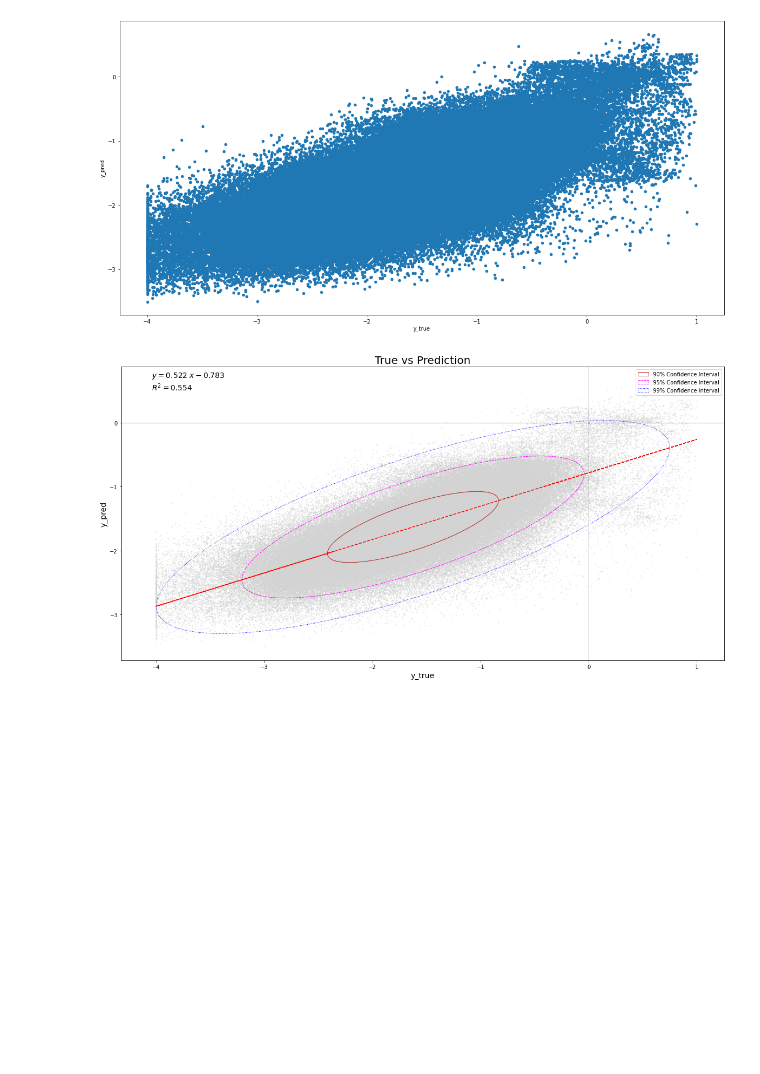
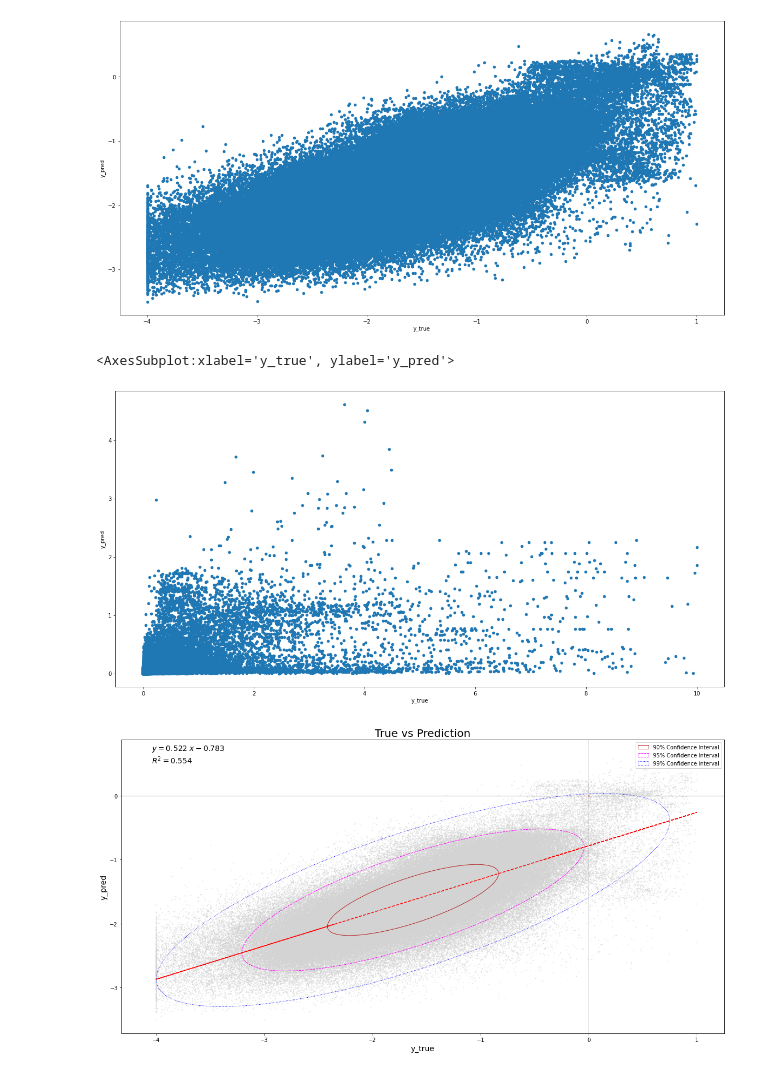
Before and after one commit to INTJ0001/ErrorEllipse, a Jupyter notebook: FinalErrorEllipse.ipynb, the cells around one changed output. Drawn from its saved outputs; the diff is of its cells as text; code cells hidden in the pictures; blank space fills up the shorter version.

```diff
--- a/FinalErrorEllipse.ipynb
+++ b/FinalErrorEllipse.ipynb
@@ -68,6 +68,11 @@ df1.plot.scatter(x="y_true", y="y_pred", figsize=(20,10))
 # %% [output]
 <AxesSubplot:xlabel='y_true', ylabel='y_pred'>
 [figure]
+# %%
+df3.plot.scatter(x="y_true", y="y_pred", figsize=(20,10))
+# %% [output]
+<AxesSubplot:xlabel='y_true', ylabel='y_pred'>
+[figure, added]
 # %%
 def confidence_ellipse(x, y, ax, n_std=3.0, facecolor='none', **kwargs):
     """
```
Also changed, not shown: parts of 2 cells of this notebook.
